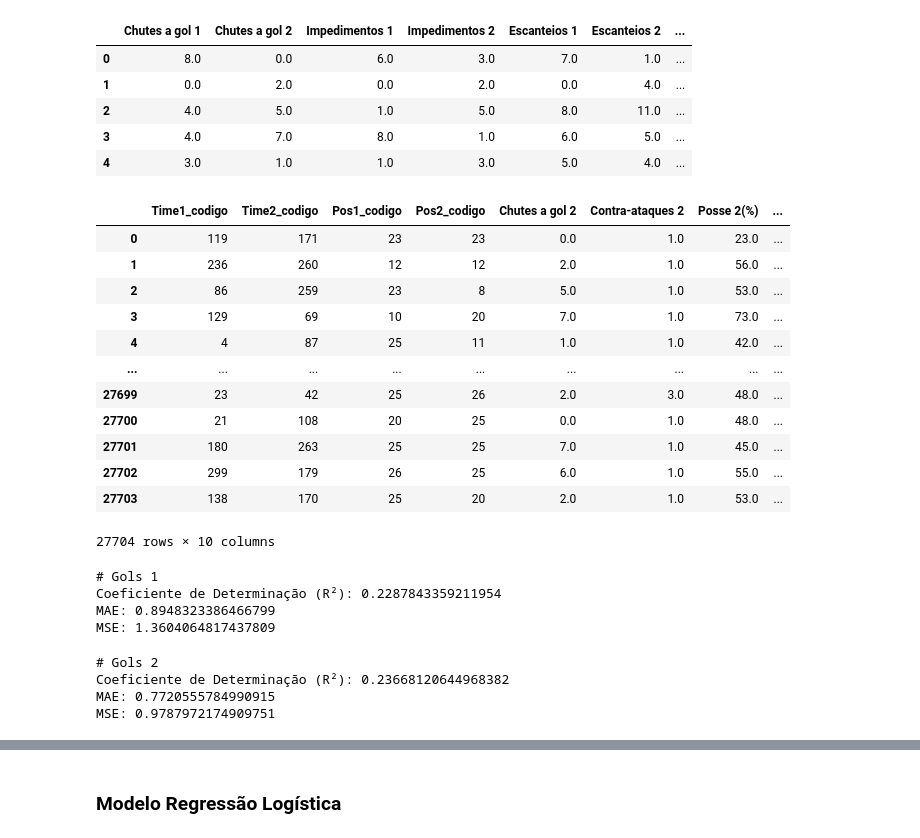
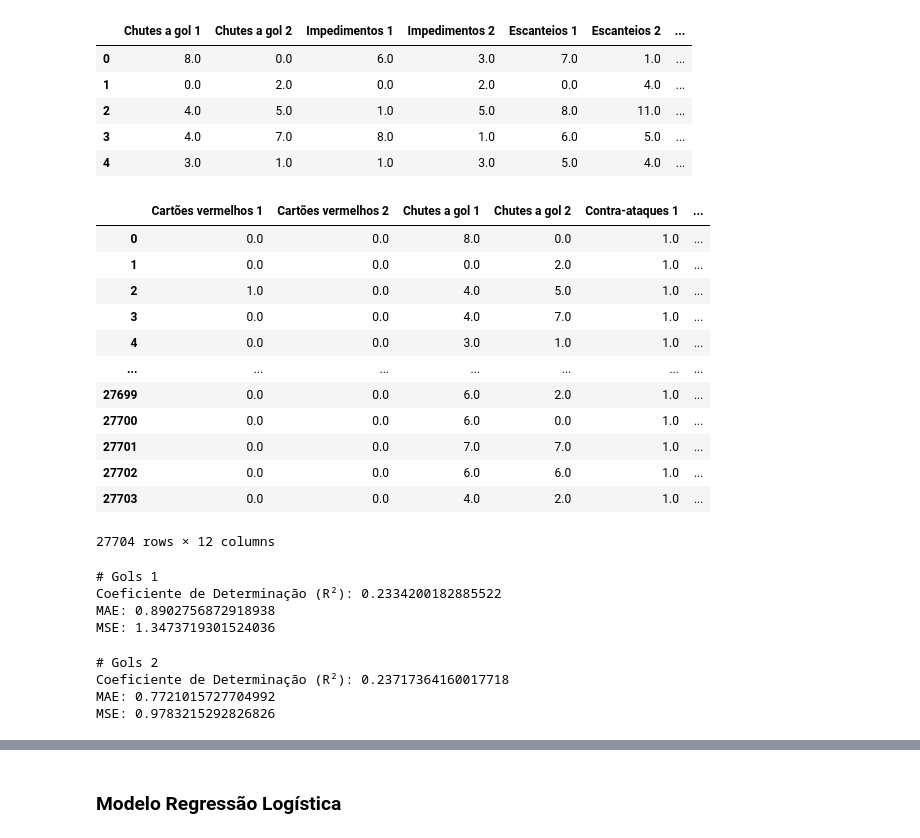
Before and after one commit to UFRJ-Analytica/PS-2025.1, a Jupyter notebook: analise_exploratorio.ipynb, the cells around one changed output, grey strips where cells are left out. Cells and saved outputs as stored; diff of their text form; code cells hidden in the pictures.

Commit message:
[Feature]: Adiciona textos regressao linear

```diff
--- a/analise_exploratorio.ipynb
+++ b/analise_exploratorio.ipynb
@@ -681,32 +680,39 @@ Index(['Cartões amarelos 1', 'Cartões amarelos 2', 'Cartões vermelhos 1',
 | 3 | 4.0 | 7.0 | 8.0 | 1.0 | 6.0 | 5.0 | ... |
 | 4 | 3.0 | 1.0 | 1.0 | 3.0 | 5.0 | 4.0 | ... |
 # %%
-# Separa o dataframe para o modelo (df_final) e separam-se as colunas que serão utilizadas para as previsões
+# Separa o dataframe para o modelo (df_linearRegression) e separam-se as colunas que serão utilizadas para as previsões
+
+df_linearRegression['Diferenca_Gols'] = df_linearRegression['Gols 1']-df_linearRegression['Gols 2']
 
 colunas_previsao_Gols_1 = ['Time1_codigo', 'Time2_codigo', 'Pos1_codigo', 'Pos2_codigo', 'Chutes a gol 1', 'Contra-ataques 1',
-                           'Posse 1(%)', 'Cartões amarelos 2','Posse 2(%)', 'Contra-ataques 2']
+                           'Posse 1(%)', 'Cartões vermelhos 2','Posse 2(%)', 'Contra-ataques 2']
 
 colunas_previsao_Gols_2 = ['Time1_codigo', 'Time2_codigo', 'Pos1_codigo', 'Pos2_codigo', 'Chutes a gol 2', 'Contra-ataques 2',
-                           'Posse 2(%)', 'Cartões amarelos 1', 'Posse 1(%)', 'Contra-ataques 1']
+                           'Posse 2(%)', 'Cartões vermelhos 1', 'Posse 1(%)', 'Contra-ataques 1']
 
 # Colunas candidatas: 'Cartões vermelhos 1', 'Cartões vermelhos 2',
 #                     'Defesas difíceis 1', 'Defesas difíceis 2'
 
-df_linearRegression[colunas_previsao_Gols_2]
+# Como a diferença de gols envolve os esforços opostos do Time 1 e Time 2, usa-se a união das
+# colunas usadas pra previsão de gols de cada
+colunas_previsao_Diferenca_Gols = np.union1d(colunas_previsao_Gols_1, colunas_previsao_Gols_2)
+#print(colunas_previsao_Diferenca_Gols)
+
+df_linearRegression[colunas_previsao_Diferenca_Gols]
 # %% [output]
-|  | Time1_codigo | Time2_codigo | Pos1_codigo | Pos2_codigo | Chutes a gol 2 | Contra-ataques 2 | Posse 2(%) | ... |
-| 0 | 119 | 171 | 23 | 23 | 0.0 | 1.0 | 23.0 | ... |
-| 1 | 236 | 260 | 12 | 12 | 2.0 | 1.0 | 56.0 | ... |
-| 2 | 86 | 259 | 23 | 8 | 5.0 | 1.0 | 53.0 | ... |
-| 3 | 129 | 69 | 10 | 20 | 7.0 | 1.0 | 73.0 | ... |
-| 4 | 4 | 87 | 25 | 11 | 1.0 | 1.0 | 42.0 | ... |
-| ... | ... | ... | ... | ... | ... | ... | ... | ... |
-| 27699 | 23 | 42 | 25 | 26 | 2.0 | 3.0 | 48.0 | ... |
-| 27700 | 21 | 108 | 20 | 25 | 0.0 | 1.0 | 48.0 | ... |
-| 27701 | 180 | 263 | 25 | 25 | 7.0 | 1.0 | 45.0 | ... |
-| 27702 | 299 | 179 | 26 | 25 | 6.0 | 1.0 | 55.0 | ... |
-| 27703 | 138 | 170 | 25 | 20 | 2.0 | 1.0 | 53.0 | ... |
+|  | Cartões vermelhos 1 | Cartões vermelhos 2 | Chutes a gol 1 | Chutes a gol 2 | Contra-ataques 1 | ... |
+| 0 | 0.0 | 0.0 | 8.0 | 0.0 | 1.0 | ... |
+| 1 | 0.0 | 0.0 | 0.0 | 2.0 | 1.0 | ... |
+| 2 | 1.0 | 0.0 | 4.0 | 5.0 | 1.0 | ... |
+| 3 | 0.0 | 0.0 | 4.0 | 7.0 | 1.0 | ... |
+| 4 | 0.0 | 0.0 | 3.0 | 1.0 | 1.0 | ... |
+| ... | ... | ... | ... | ... | ... | ... |
+| 27699 | 0.0 | 0.0 | 6.0 | 2.0 | 1.0 | ... |
+| 27700 | 0.0 | 0.0 | 6.0 | 0.0 | 1.0 | ... |
+| 27701 | 0.0 | 0.0 | 7.0 | 7.0 | 1.0 | ... |
+| 27702 | 0.0 | 0.0 | 6.0 | 6.0 | 1.0 | ... |
+| 27703 | 0.0 | 0.0 | 4.0 | 2.0 | 1.0 | ... |
-27704 rows × 10 columns
+27704 rows × 12 columns
 # %%
 ### Modelo de Regressão Linear para prever Gols 1
 
@@ -724,21 +730,25 @@ lr_Gols_1.fit(x_train, y_train)
 
 # Verificando o resultado
 print("# Gols 1")
-r_sq = lr_Gols_1.score(X, y)
-print('Coeficiente de Determinação (R²):', r_sq)
+r_sq_Gols_1 = lr_Gols_1.score(X, y)
+print('Coeficiente de Determinação (R²):', r_sq_Gols_1)
 
 # Análise dos Erros
 # o erro absoluto médio se mostra mais adequado para ver a distância da
 # quantidade de gols prevista para a real
 y_pred = lr_Gols_1.predict(x_test)
-print('MAE:', metrics.mean_absolute_error(y_test, y_pred))
-print('MSE:', metrics.mean_squared_error(y_test, y_pred))
+MAE_Gols_1, MSE_Gols_1 = metrics.mean_absolute_error(y_test, y_pred), metrics.mean_squared_error(y_test, y_pred)
+
+
+print('MAE:', MAE_Gols_1)
+print('MSE:', MSE_Gols_1)
 # %% [output]
 # Gols 1
-Coeficiente de Determinação (R²): 0.2287843359211954
-MAE: 0.8948323386466799
-MSE: 1.3604064817437809
+Coeficiente de Determinação (R²): 0.2334200182885522
+MAE: 0.8902756872918938
+MSE: 1.3473719301524036
 # %%
+
 ### Modelo de Regressão Linear para prever Gols 2
 
 X = df_linearRegression[colunas_previsao_Gols_2]
@@ -755,17 +765,18 @@ lr_Gols_2.fit(x_train, y_train)
 
 # Verificando o resultado
 print("# Gols 2")
-r_sq = lr_Gols_2.score(X, y)
-print('Coeficiente de Determinação (R²):', r_sq)
+r_sq_Gols_2 = lr_Gols_2.score(X, y)
+print('Coeficiente de Determinação (R²):', r_sq_Gols_2)
 
 # Análise dos Erros
 # o erro absoluto médio se mostra mais adequado para ver a distância da
 # quantidade de gols prevista para a real
 y_pred = lr_Gols_2.predict(x_test)
-print('MAE:', metrics.mean_absolute_error(y_test, y_pred))
-print('MSE:', metrics.mean_squared_error(y_test, y_pred))
+MAE_Gols_2, MSE_Gols_2 = metrics.mean_absolute_error(y_test, y_pred), metrics.mean_squared_error(y_test, y_pred)
+print('MAE:', MAE_Gols_2)
+print('MSE:', MSE_Gols_2)
 # %% [output]
 # Gols 2
-Coeficiente de Determinação (R²): 0.23668120644968382
-MAE: 0.7720555784990915
-MSE: 0.9787972174909751
+Coeficiente de Determinação (R²): 0.23717364160017718
+MAE: 0.7721015727704992
+MSE: 0.9783215292826826
```
Also changed, not shown: parts of 5 cells of this notebook.
